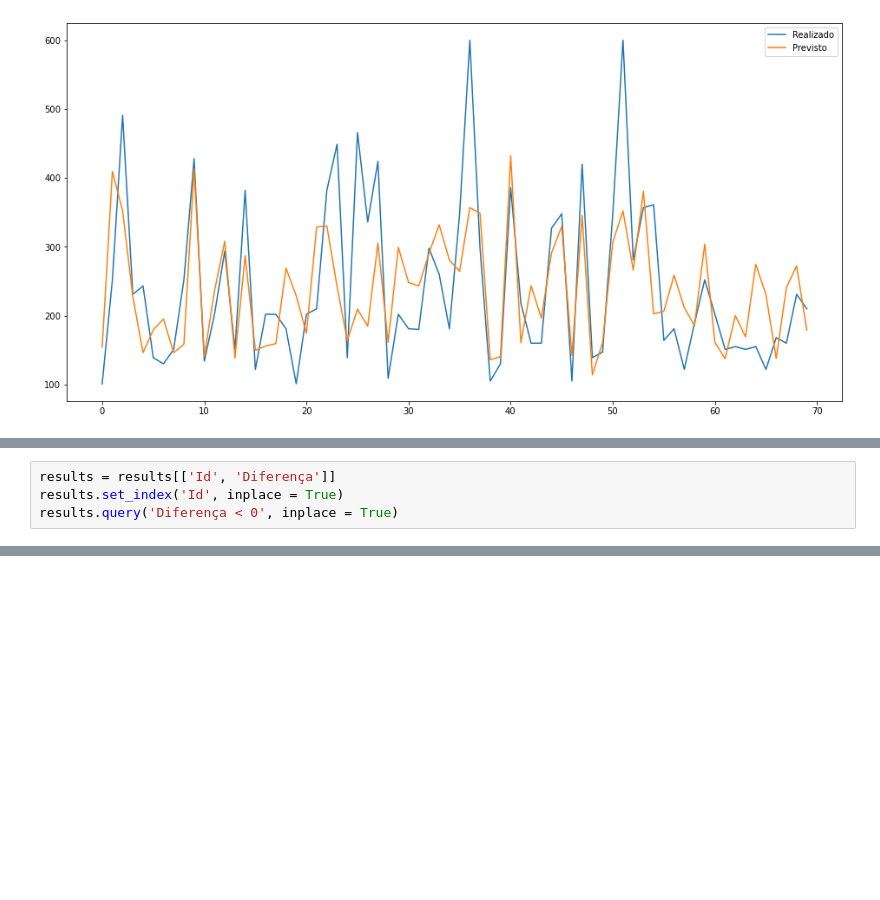
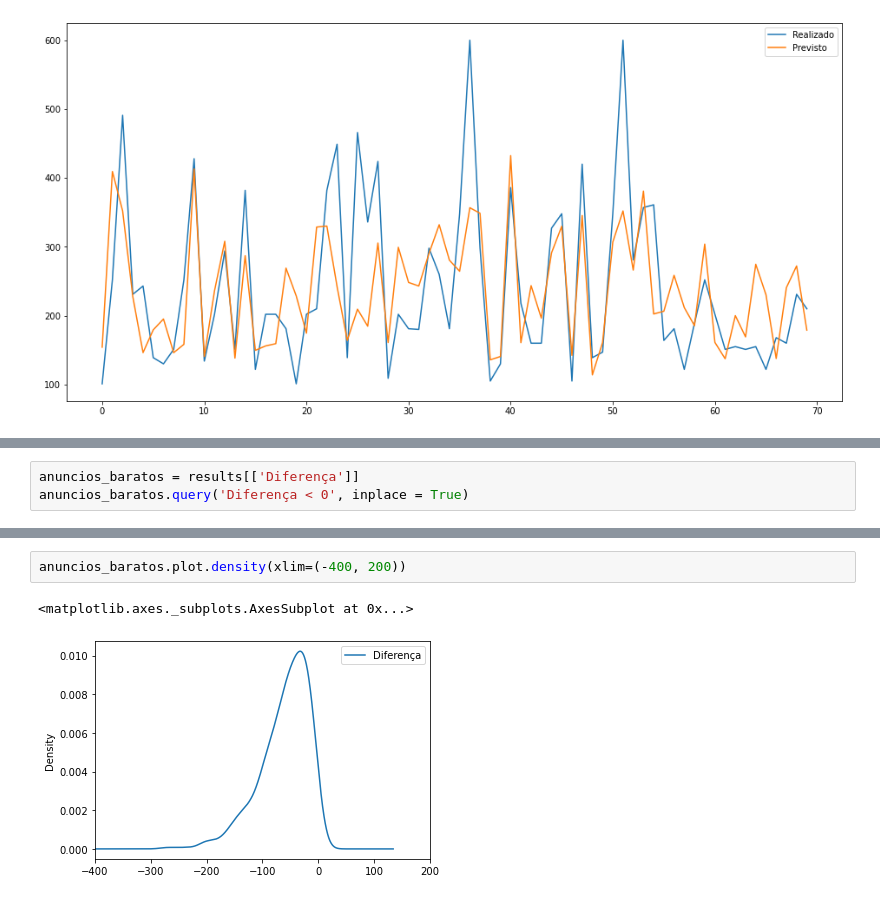
Before and after one commit to frlsouza/pmv_tcc_airbnb, a Jupyter notebook: tcc-puc-airbnb-e-resultados.ipynb, the cells around one changed output, grey strips where cells are left out. Drawn from its saved outputs; the diff is of its cells as text; blank space fills up the shorter version.

Commit message:
Item 5. Resultados. Relatório pronto.

```diff
--- a/tcc-puc-airbnb-e-resultados.ipynb
+++ b/tcc-puc-airbnb-e-resultados.ipynb
@@ -135,4 +137,3 @@ results
 # %%
-results = results[['Id', 'Diferença']]
-results.set_index('Id', inplace = True)
-results.query('Diferença < 0', inplace = True)
+anuncios_baratos = results[['Diferença']]
+anuncios_baratos.query('Diferença < 0', inplace = True)
@@ -165,0 +157,5 @@ results.plot.box()
+# %%
+anuncios_baratos.plot.density(xlim=(-400, 200))
+# %% [output]
+<matplotlib.axes._subplots.AxesSubplot at 0x...>
+[figure, added]
```
Also changed, not shown: parts of 16 cells of this notebook.
